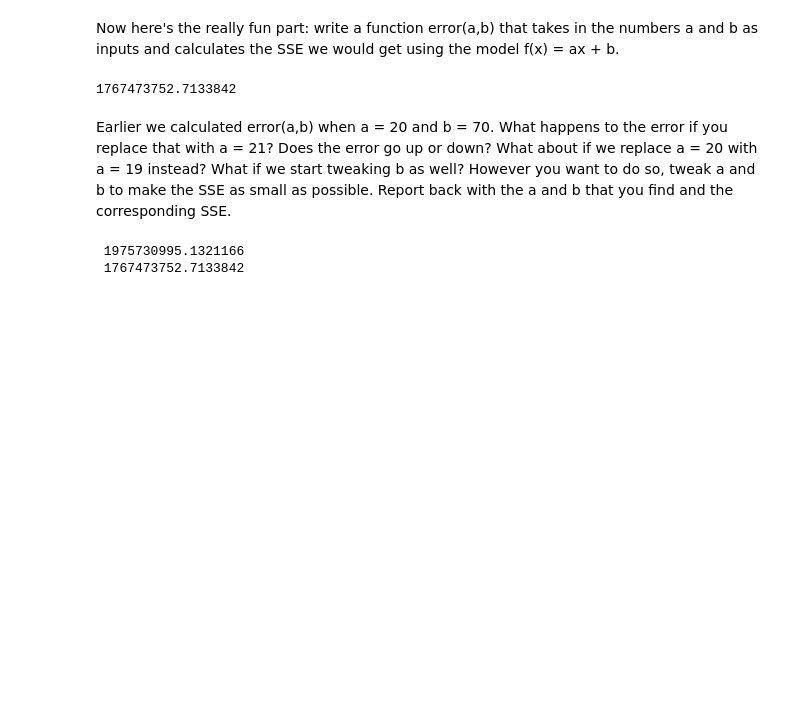
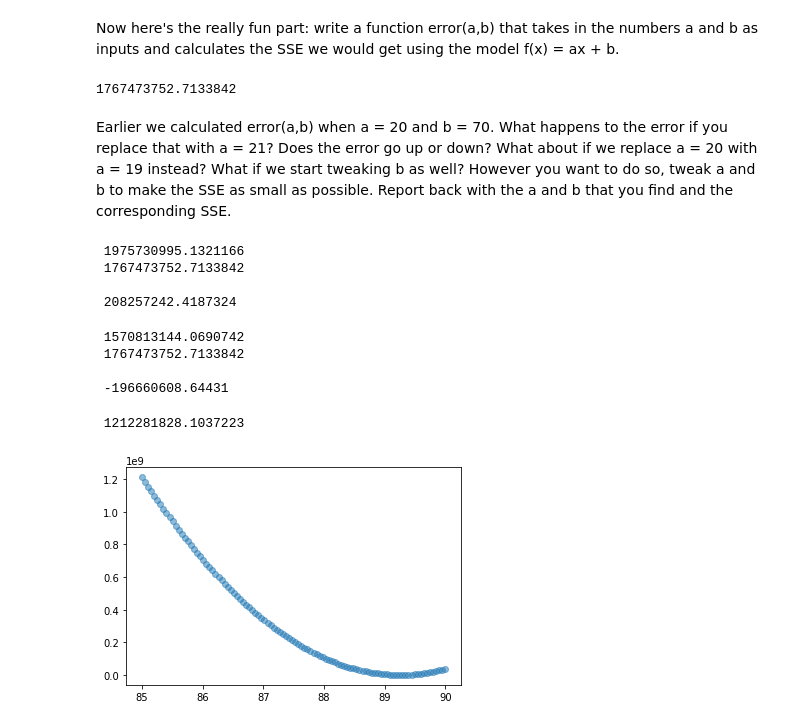
Before and after one commit to schwaaweb/aimlds1_06-Modeling, a Jupyter notebook: M06_CC--DJ--Regression_Coding_Challenge.ipynb, the cells around one changed output. Drawn from its saved outputs; the diff is of its cells as text; code cells hidden in the pictures; blank space fills up the shorter version.

```diff
--- a/M06_CC--DJ--Regression_Coding_Challenge.ipynb
+++ b/M06_CC--DJ--Regression_Coding_Challenge.ipynb
@@ -72,6 +71,38 @@ Earlier we calculated error(a,b) when a = 20 and b = 70. What happens to the err
 # a, b, SSE? How'd you get it?
 
 print('\n',error(21,70),'\n',error(20,70))
+print('\n',error(21,70)-error(20,70))
 # %% [output]
  1975730995.1321166
  1767473752.7133842
+
+ 208257242.4187324
+# %%
+print('\n',error(19,70),'\n',error(20,70))
+print('\n',error(19,70)-error(20,70))
+# %% [output]
+ 1570813144.0690742
+ 1767473752.7133842
+
+ -196660608.64431
+# %%
+print('\n', error(17,70))
+# %% [output]
+ 1212281828.1037223
+# %%
+az = np.linspace(17,0,100)
+
+def aerror(az):
+    SSEz = []
+    for a in az:
+        SSEz.append(error(a,70))
+
+    return SSEz
+
+nuerror = aerror(az)
+#for n in az:
+#    print(n)
+
+plt.scatter(np.linspace(85,90,100), nuerror, alpha=0.5);
+# %% [output]
+[figure, added]
```
Also changed, not shown: parts of 1 cell of this notebook.
